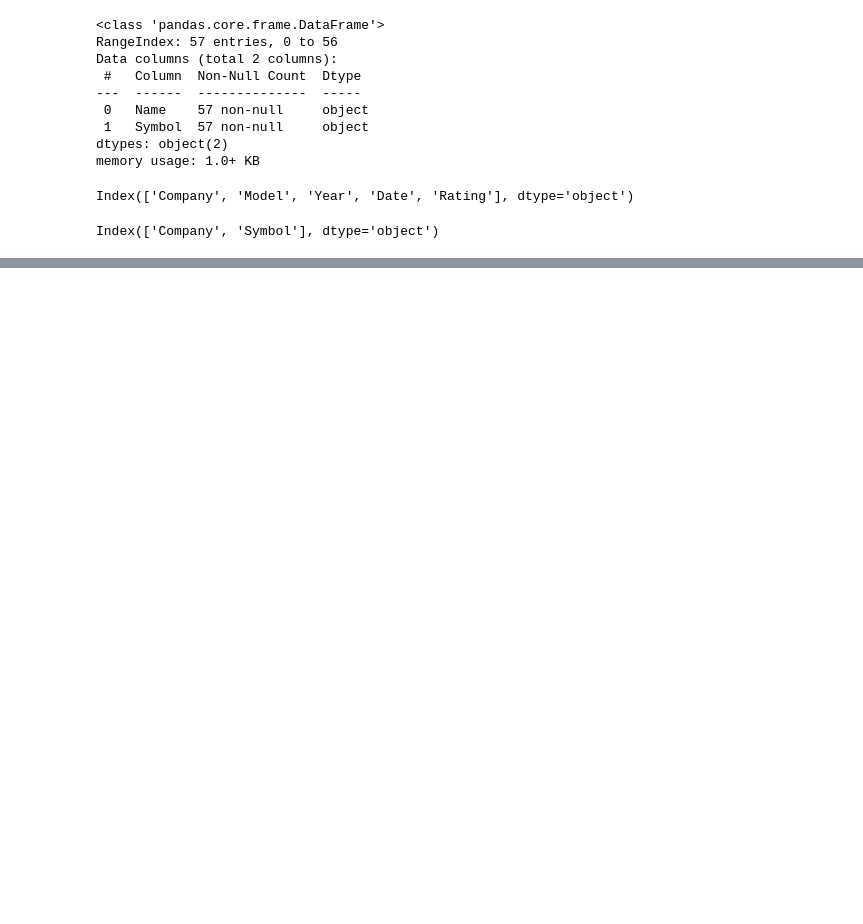
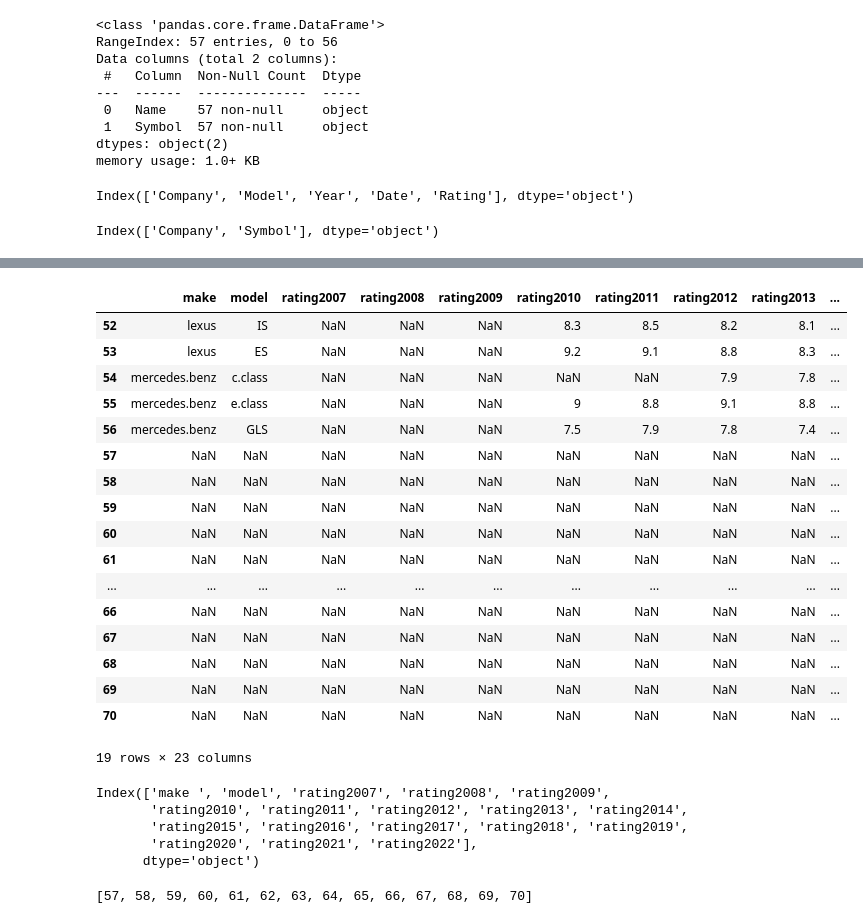
Before and after one commit to martin1econ/carreview_vs_performance, a Jupyter notebook: Capstone2_carreviews/data_wrangling.ipynb, the cells around one changed output, grey strips where cells are left out. Drawn from its saved outputs; the diff is of its cells as text; code cells hidden in the pictures; blank space fills up the shorter version.

```diff
--- a/Capstone2_carreviews/data_wrangling.ipynb
+++ b/Capstone2_carreviews/data_wrangling.ipynb
@@ -471,0 +492,42 @@ review_x_symbol.to_csv('review_x_symbol_clean.csv')
+# %%
+## drop columns after ['rating2022']
+## drop rows after 56
+
+expert_reviews = pd.read_csv('expert_reviews.csv', header = 1)
+expert_reviews.tail(19)
+# %% [output]
+|  | make | model | rating2007 | rating2008 | rating2009 | rating2010 | rating2011 | rating2012 | rating2013 | ... |
+| 52 | lexus | IS | NaN | NaN | NaN | 8.3 | 8.5 | 8.2 | 8.1 | ... |
+| 53 | lexus | ES | NaN | NaN | NaN | 9.2 | 9.1 | 8.8 | 8.3 | ... |
+| 54 | mercedes.benz | c.class | NaN | NaN | NaN | NaN | NaN | 7.9 | 7.8 | ... |
+| 55 | mercedes.benz | e.class | NaN | NaN | NaN | 9 | 8.8 | 9.1 | 8.8 | ... |
+| 56 | mercedes.benz | GLS | NaN | NaN | NaN | 7.5 | 7.9 | 7.8 | 7.4 | ... |
+| 57 | NaN | NaN | NaN | NaN | NaN | NaN | NaN | NaN | NaN | ... |
+| 58 | NaN | NaN | NaN | NaN | NaN | NaN | NaN | NaN | NaN | ... |
+| 59 | NaN | NaN | NaN | NaN | NaN | NaN | NaN | NaN | NaN | ... |
+| 60 | NaN | NaN | NaN | NaN | NaN | NaN | NaN | NaN | NaN | ... |
+| 61 | NaN | NaN | NaN | NaN | NaN | NaN | NaN | NaN | NaN | ... |
+| ... | ... | ... | ... | ... | ... | ... | ... | ... | ... | ... |
+| 66 | NaN | NaN | NaN | NaN | NaN | NaN | NaN | NaN | NaN | ... |
+| 67 | NaN | NaN | NaN | NaN | NaN | NaN | NaN | NaN | NaN | ... |
+| 68 | NaN | NaN | NaN | NaN | NaN | NaN | NaN | NaN | NaN | ... |
+| 69 | NaN | NaN | NaN | NaN | NaN | NaN | NaN | NaN | NaN | ... |
+| 70 | NaN | NaN | NaN | NaN | NaN | NaN | NaN | NaN | NaN | ... |
+19 rows × 23 columns
+# %%
+expert_reviews.drop(columns = ['Unnamed: 18', 'Unnamed: 19', 'Unnamed: 20',
+       'Unnamed: 21', 'Unnamed: 22'],inplace = True)
+expert_reviews.columns
+# %% [output]
+Index(['make ', 'model', 'rating2007', 'rating2008', 'rating2009',
+       'rating2010', 'rating2011', 'rating2012', 'rating2013', 'rating2014',
+       'rating2015', 'rating2016', 'rating2017', 'rating2018', 'rating2019',
+       'rating2020', 'rating2021', 'rating2022'],
+      dtype='object')
+# %%
+rows_to_drop = []
+for x in range(57,71):
+    rows_to_drop.append(x)
+rows_to_drop
+# %% [output]
+[57, 58, 59, 60, 61, 62, 63, 64, 65, 66, 67, 68, 69, 70]
```
Also changed, not shown: parts of 29 cells of this notebook, 9 other files.
